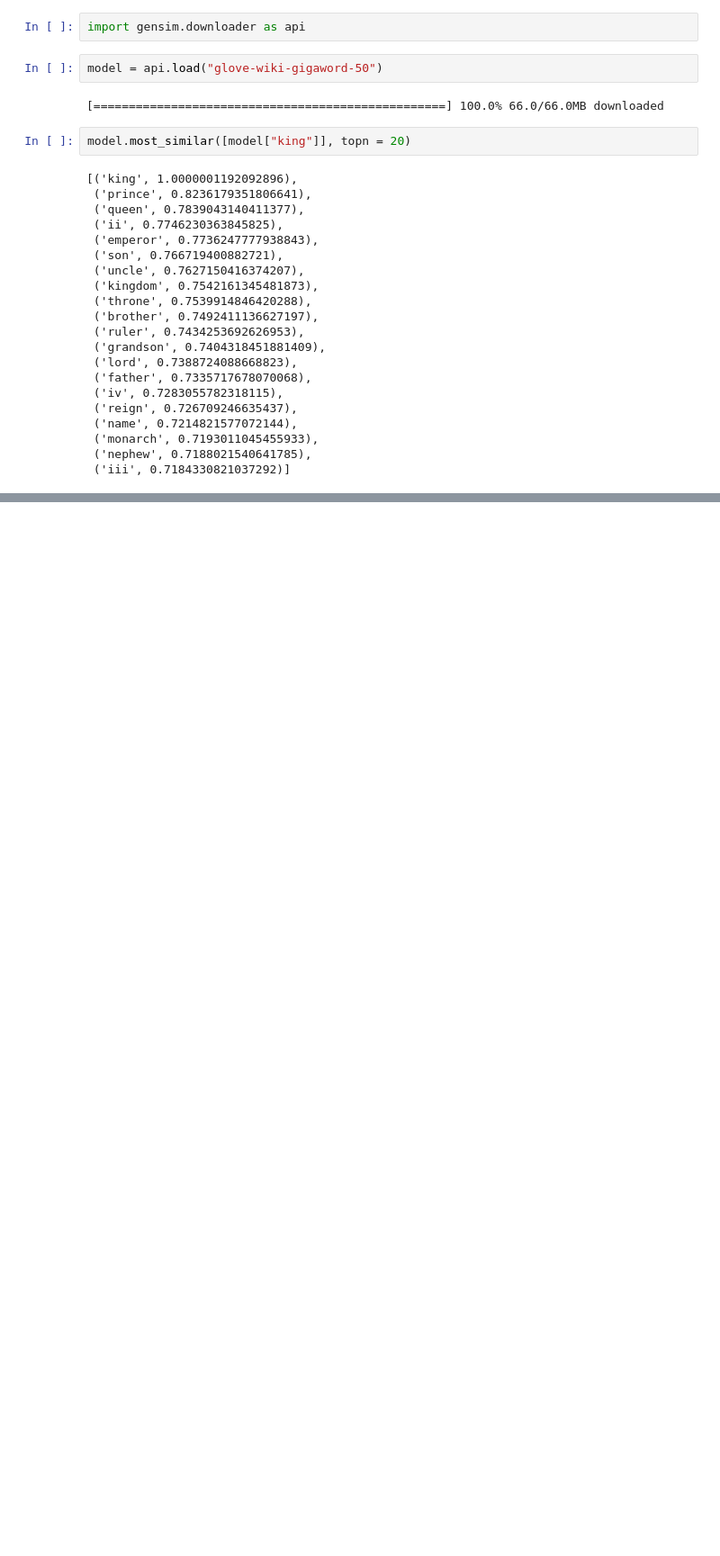
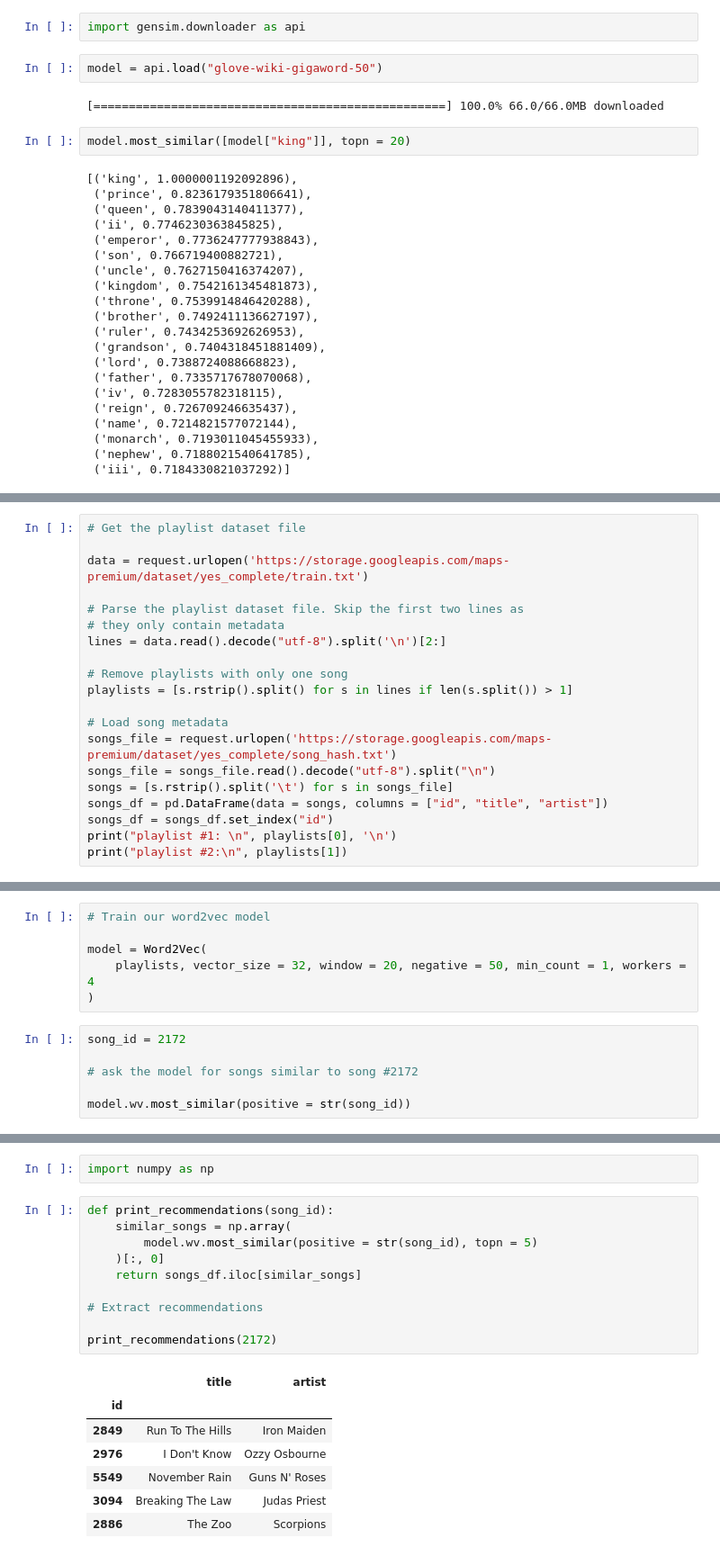
Before and after one commit to im-vnkyy/LLM-Handson, a Jupyter notebook: Hands_on_LLMs.ipynb, the cells around one changed output, grey strips where cells are left out. Shown at 90% size. Cells and saved outputs as stored; diff of their text form; blank space fills up the shorter version.

```diff
--- a/Hands_on_LLMs.ipynb
+++ b/Hands_on_LLMs.ipynb
@@ -236,0 +242,20 @@ model.most_similar([model["king"]], topn = 20)
+# %%
+# Get the playlist dataset file
+
+data = request.urlopen('https://storage.googleapis.com/maps-premium/dataset/yes_complete/train.txt')
+
+# Parse the playlist dataset file. Skip the first two lines as
+# they only contain metadata
+lines = data.read().decode("utf-8").split('\n')[2:]
+
+# Remove playlists with only one song
+playlists = [s.rstrip().split() for s in lines if len(s.split()) > 1]
+
+# Load song metadata
+songs_file = request.urlopen('https://storage.googleapis.com/maps-premium/dataset/yes_complete/song_hash.txt')
+songs_file = songs_file.read().decode("utf-8").split("\n")
+songs = [s.rstrip().split('\t') for s in songs_file]
+songs_df = pd.DataFrame(data = songs, columns = ["id", "title", "artist"])
+songs_df = songs_df.set_index("id")
+print("playlist #1: \n", playlists[0], '\n')
+print("playlist #2:\n", playlists[1])
@@ -236,0 +270,12 @@ model.most_similar([model["king"]], topn = 20)
+# %%
+# Train our word2vec model
+
+model = Word2Vec(
+    playlists, vector_size = 32, window = 20, negative = 50, min_count = 1, workers = 4
+)
+# %%
+song_id = 2172
+
+# ask the model for songs similar to song #2172
+
+model.wv.most_similar(positive = str(song_id))
@@ -236,0 +299,20 @@ model.most_similar([model["king"]], topn = 20)
+# %%
+import numpy as np
+# %%
+def print_recommendations(song_id):
+    similar_songs = np.array(
+        model.wv.most_similar(positive = str(song_id), topn = 5)
+    )[:, 0]
+    return songs_df.iloc[similar_songs]
+
+# Extract recommendations
+
+print_recommendations(2172)
+# %% [output]
+|  | title | artist |
+| id |  |  |
+| 2849 | Run To The Hills | Iron Maiden |
+| 2976 | I Don't Know | Ozzy Osbourne |
+| 5549 | November Rain | Guns N' Roses |
+| 3094 | Breaking The Law | Judas Priest |
+| 2886 | The Zoo | Scorpions |
```
Also changed, not shown: parts of 7 cells of this notebook, 1 other file.
